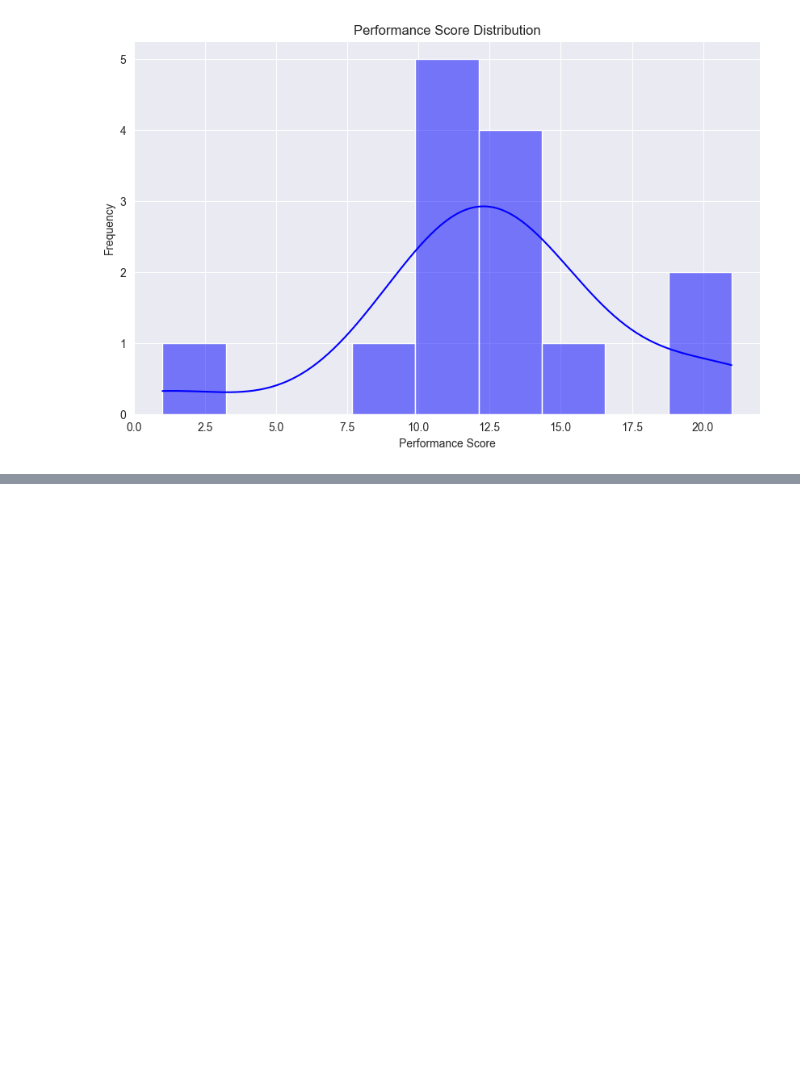
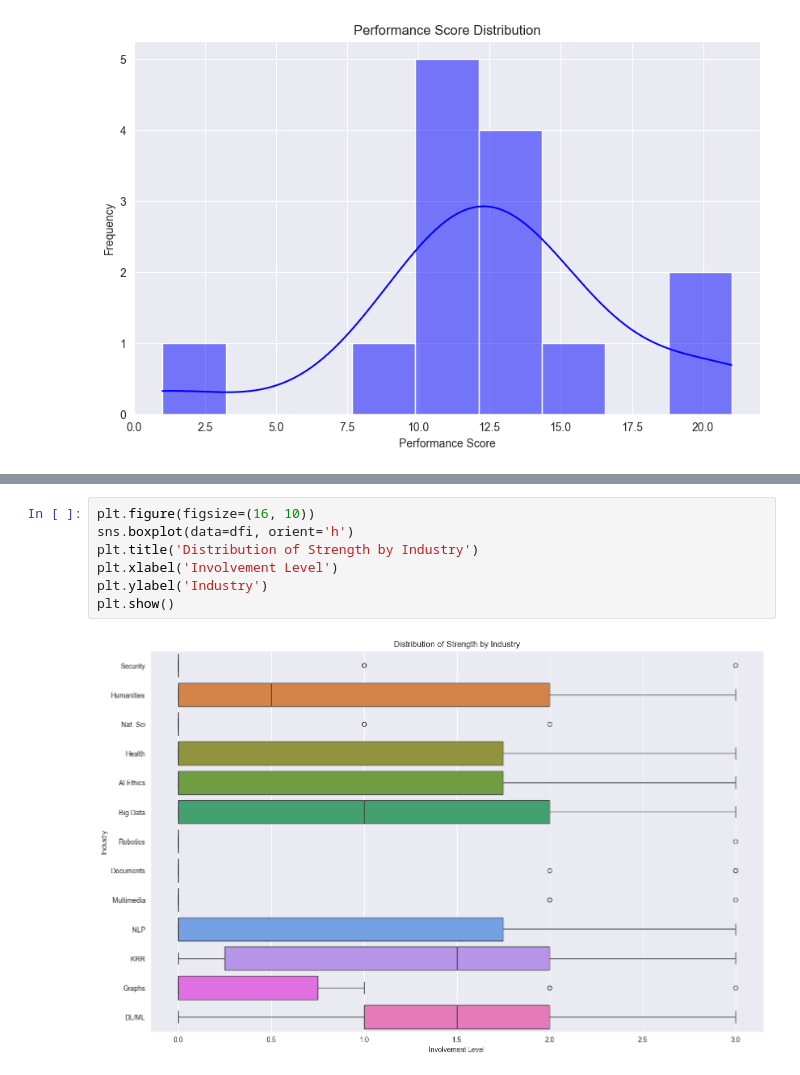
Before and after one commit to codegithubka/Deep-Autoencoder-Company-Segmentation, a Jupyter notebook: factor_analysis.ipynb, the cells around one changed output, grey strips where cells are left out. Drawn from its saved outputs; the diff is of its cells as text; blank space fills up the shorter version.

```diff
--- a/factor_analysis.ipynb
+++ b/factor_analysis.ipynb
@@ -201,0 +270,9 @@ plot_performance_distribution(df)
+# %%
+plt.figure(figsize=(16, 10))
+sns.boxplot(data=dfi, orient='h')
+plt.title('Distribution of Strength by Industry')
+plt.xlabel('Involvement Level')
+plt.ylabel('Industry')
+plt.show()
+# %% [output]
+[figure, added]
```
Also changed, not shown: parts of 17 cells of this notebook, 5 other files.
